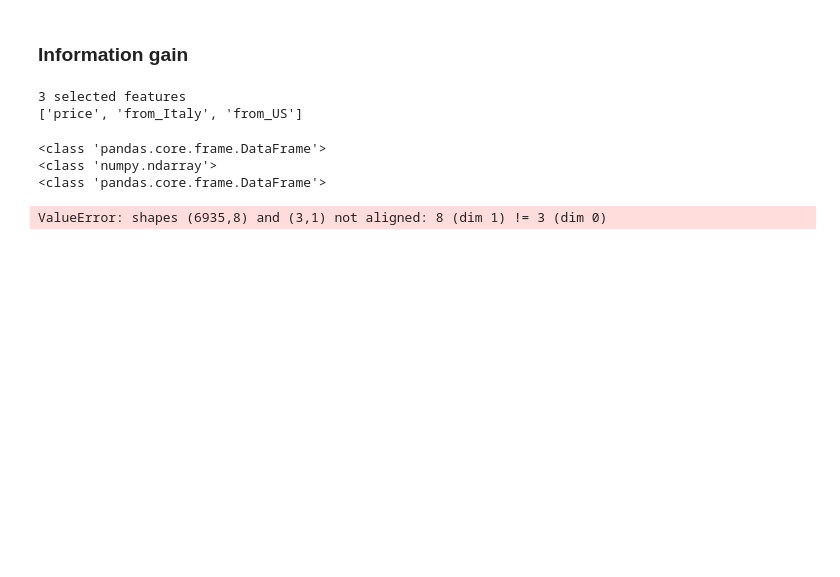
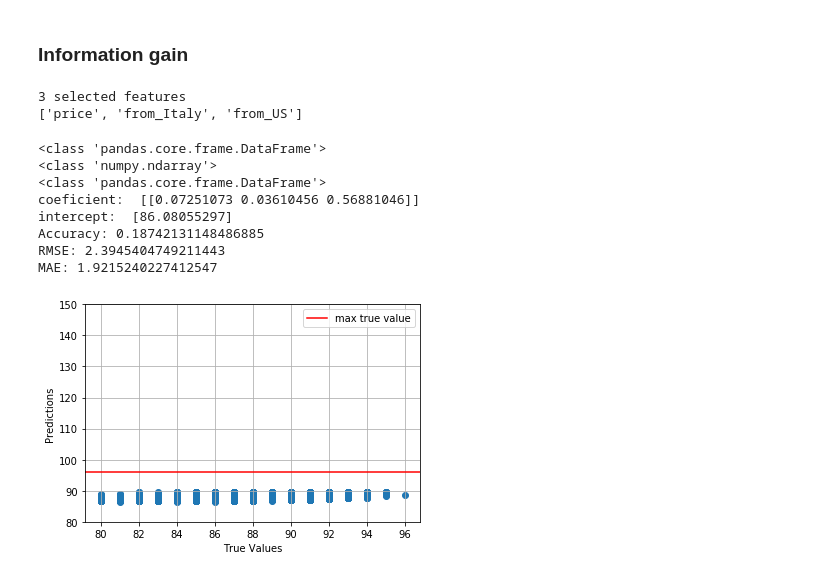
Before and after one commit to RoxanaTapia/WinePredictor, a Jupyter notebook: apply_outlier_detection_multiregression_uncommented_test.ipynb, the cells around one changed output. Cells and saved outputs as stored; diff of their text form; code cells hidden in the pictures; blank space fills up the shorter version.

```diff
--- a/apply_outlier_detection_multiregression_uncommented_test.ipynb
+++ b/apply_outlier_detection_multiregression_uncommented_test.ipynb
@@ -294,42 +294,47 @@ print(embeded_rf_feature)
 print(type(X_train))
 print(type(y_train))
 selected_features_X_train = X_train[['price','from_Italy', 'from_US']]
-selected_features_X_t = X_train[['price','from_Italy', 'from_US']]
+selected_features_X_test = X_test[['price','from_Italy', 'from_US']]
 print(type(selected_features_X_train))
 
 
 # apply linear regression again
 lm = linear_model.LinearRegression()
 model = lm.fit(selected_features_X_train, y_train)
-y_predictions = lm.predict(X_test)
+y_predictions = lm.predict(selected_features_X_test)
 
 w = model.coef_ # parameters of model
 b = model.intercept_ #intercept of model
 
 print("coeficient: ", w)
 print("intercept: ", b)
 
 # Plot the results
 plt.scatter(y_test, y_predictions)
 plt.xlabel('True Values')
 plt.ylabel('Predictions')
 max_y_predictions = int(max(y_predictions))
 min_y_predictions = int(min(y_predictions))
 max_y_true = int(max(y_test.points))
 min_y_true = int(min(y_test.points))
 plt.axhline(max_y_true,label='max true value', color="red")
 plt.legend()
 plt.grid()
 plt.ylim([80,150])
 
 # Accuracy score
-print ('Accuracy:', model.score(X_test, y_test))
+print ('Accuracy:', model.score(selected_features_X_test, y_test))
 # Root mean squared error (RMSE)
 print('RMSE:', np.sqrt(metrics.mean_squared_error(y_test, y_predictions)))
 # Mean absolute error (MAE)
 print('MAE:', metrics.mean_absolute_error(y_test, y_predictions))
 # %% [output]
 <class 'pandas.core.frame.DataFrame'>
 <class 'numpy.ndarray'>
 <class 'pandas.core.frame.DataFrame'>
+coeficient:  [[0.07251073 0.03610456 0.56881046]]
+intercept:  [86.08055297]
+Accuracy: 0.18742131148486885
+RMSE: 2.3945404749211443
+MAE: 1.9215240227412547
-ValueError: shapes (6935,8) and (3,1) not aligned: 8 (dim 1) != 3 (dim 0)
+[figure, added]
```
Also changed, not shown: parts of 5 cells of this notebook.
